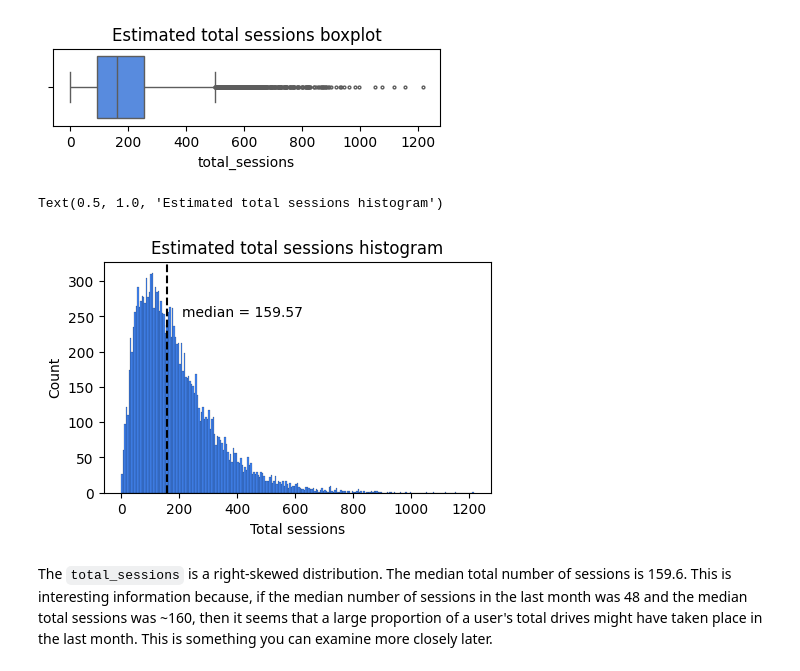
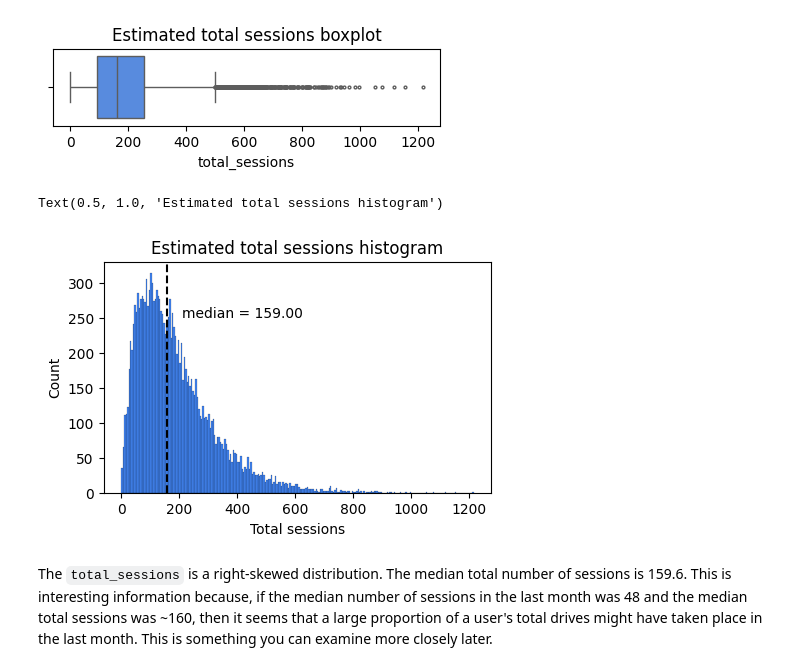
Before and after one commit to dianario/waze-project, a Jupyter notebook: 3_Waze_EDA.ipynb, the cells around one changed output. Drawn from its saved outputs; the diff is of its cells as text; code cells hidden in the pictures.

```diff
--- a/3_Waze_EDA.ipynb
+++ b/3_Waze_EDA.ipynb
@@ -287,19 +292,20 @@ Text(0.5, 1.0, 'Estimated total sessions boxplot')
 [figure]
 # %%
 # Histogram
+df['total_sessions'] = df['total_sessions'].astype('int64')
 plt.figure(figsize=(5, 3))
 sesh_hist = sns.histplot(df['total_sessions'],
                          binwidth= 5,
                          color='#4285F4', alpha=1)
 median = df.total_sessions.median()
 plt.axvline(median, color = 'black', linestyle = '--')
 plt.text(210, 250, f'median = {median:.2f}', color = 'black')
 plt.xlabel('Total sessions')
 plt.ylabel('Count')
 plt.title('Estimated total sessions histogram')
 # %% [output]
 Text(0.5, 1.0, 'Estimated total sessions histogram')
-[figure, old version]
+[figure, new version]
 # %% [markdown]
 The `total_sessions` is a right-skewed distribution. The median total number of sessions is 159.6. This is interesting information because, if the median number of sessions in the last month was 48 and the median total sessions was ~160, then it seems that a large proportion of a user's total drives might have taken place in the last month. This is something you can examine more closely later.
 # %% [markdown]
```
Also changed, not shown: parts of 24 cells of this notebook.
